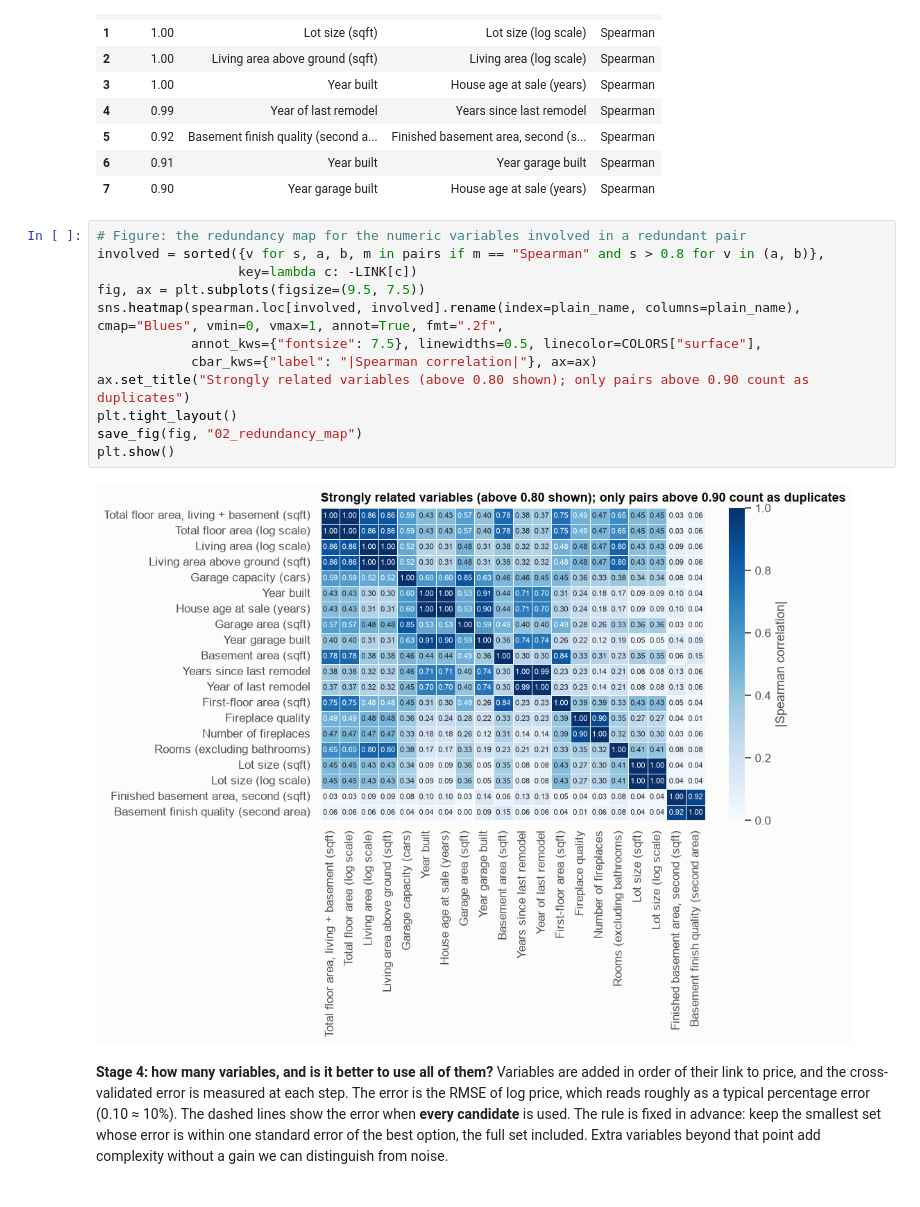
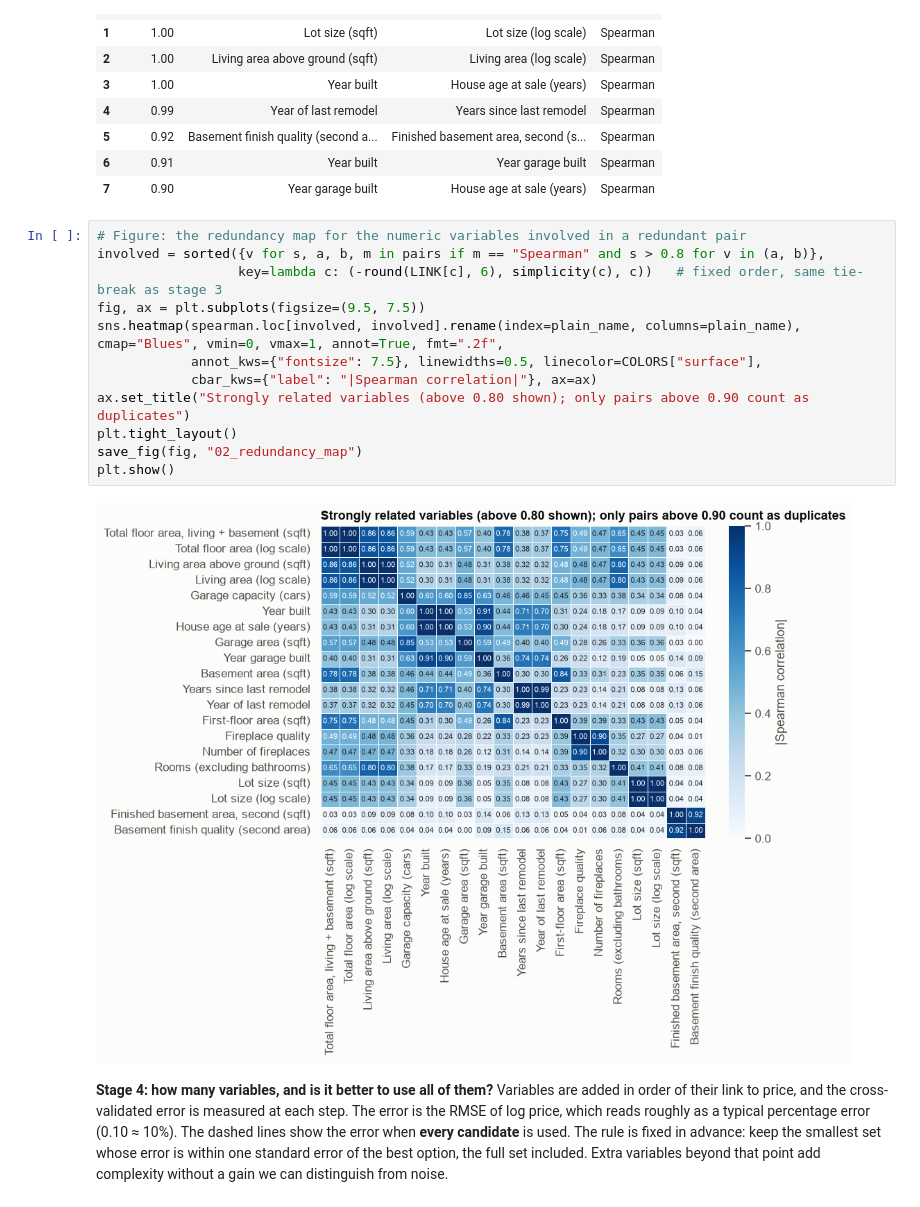
Before and after one commit to daniosp/final-proyect-ml, a Jupyter notebook: main/clearview_analysis.ipynb, the cells around one changed output. Drawn from its saved outputs; the diff is of its cells as text.

```diff
--- a/main/clearview_analysis.ipynb
+++ b/main/clearview_analysis.ipynb
@@ -2040,17 +2040,17 @@ Stage 3: 8 redundant pairs -> 7 variables dropped, 67 remain
 # %%
 # Figure: the redundancy map for the numeric variables involved in a redundant pair
 involved = sorted({v for s, a, b, m in pairs if m == "Spearman" and s > 0.8 for v in (a, b)},
-                  key=lambda c: -LINK[c])
+                  key=lambda c: (-round(LINK[c], 6), simplicity(c), c))   # fixed order, same tie-break as stage 3
 fig, ax = plt.subplots(figsize=(9.5, 7.5))
 sns.heatmap(spearman.loc[involved, involved].rename(index=plain_name, columns=plain_name), cmap="Blues", vmin=0, vmax=1, annot=True, fmt=".2f",
             annot_kws={"fontsize": 7.5}, linewidths=0.5, linecolor=COLORS["surface"],
             cbar_kws={"label": "|Spearman correlation|"}, ax=ax)
 ax.set_title("Strongly related variables (above 0.80 shown); only pairs above 0.90 count as duplicates")
 plt.tight_layout()
 save_fig(fig, "02_redundancy_map")
 plt.show()
 # %% [output]
-[figure, old version]
+[figure, new version]
 # %% [markdown]
 **Stage 4: how many variables, and is it better to use all of them?** Variables are added in order of their link to price, and the cross-validated error is measured at each step. The error is the RMSE of log price, which reads roughly as a typical percentage error (0.10 ≈ 10%). The dashed lines show the error when **every candidate** is used. The rule is fixed in advance: keep the smallest set whose error is within one standard error of the best option, the full set included. Extra variables beyond that point add complexity without a gain we can distinguish from noise.
 # %%
```
Also changed, not shown: 2 other files.
